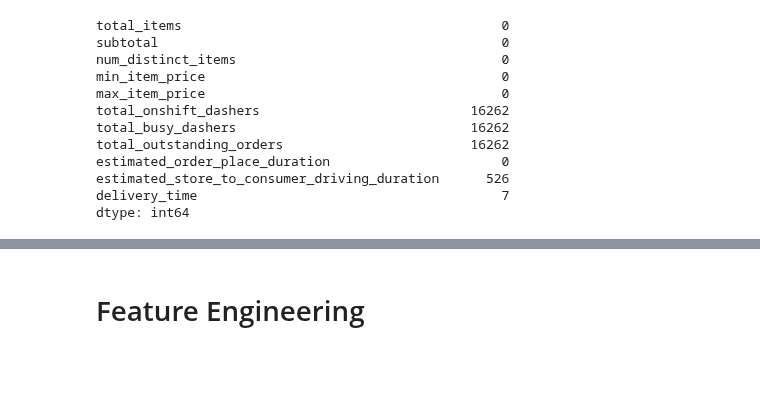
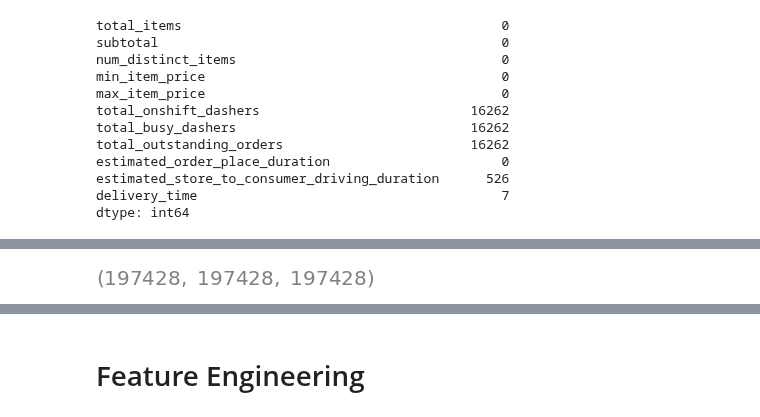
Before and after one commit to mindyng/2023-Business-Projects, a Jupyter notebook: doordash-delivery-time-prediction.ipynb, the cells around one changed output, grey strips where cells are left out. Drawn from its saved outputs; the diff is of its cells as text; code cells hidden in the pictures; blank space fills up the shorter version.

Commit message:
Kaggle Notebook | DoorDash Delivery Time Prediction | Version 6

```diff
--- a/doordash-delivery-time-prediction.ipynb
+++ b/doordash-delivery-time-prediction.ipynb
@@ -487,3 +487,13 @@ ___________
 # %% [markdown]
 # Condensed Univariate Analysis
 * including Pre-Processing (Removing Outliers, Imputing, Making Categorical numerical - let's see how much PyCaret can do this though...)
+# %%
+# Adding in target value: delivery time
+query = """
+select *
+, date_diff('second', cast(created_at as timestamp), cast(actual_delivery_time as timestamp)) as delivery_time
+from data
+"""
+
+data = duckdb.query(query).df()
+data.head()
@@ -540,3 +557,7 @@ dtype: int64
 # %%
 # Impute first to get rid of Null's
 # Can't blanket imputation since some variables have outliers that require median vs mean
+# So need to perform box/violin plots to see distribution; if guassian like then mean, if skewed then median
+
+# Based on EDA above on each column: need to impute with median since all boxplots show extensive points beyond whiskers (min/max)
+data_test.fillna(data_test.median(), inplace=True)
@@ -542,0 +600,17 @@ dtype: int64
+# %%
+# Compare manual imputation with pycaret imputation
+data_test2 = data[['total_items',
+ 'subtotal',
+ 'num_distinct_items',
+ 'min_item_price',
+ 'max_item_price',
+ 'total_onshift_dashers',
+ 'total_busy_dashers',
+ 'total_outstanding_orders',
+ 'estimated_order_place_duration',
+ 'estimated_store_to_consumer_driving_duration',
+ 'delivery_time']]
+# %%
+len(data), len(data_test), len(data_test2)
+# %% [output]
+[figure, added]
```
Also changed, not shown: parts of 15 cells of this notebook.
